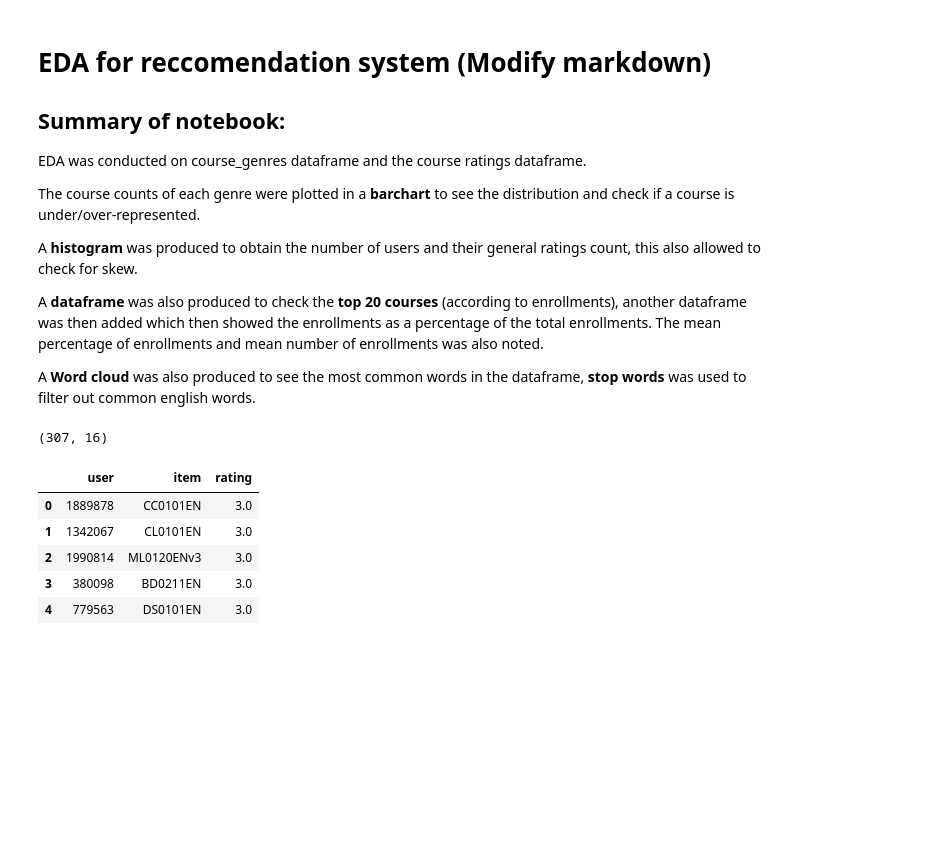
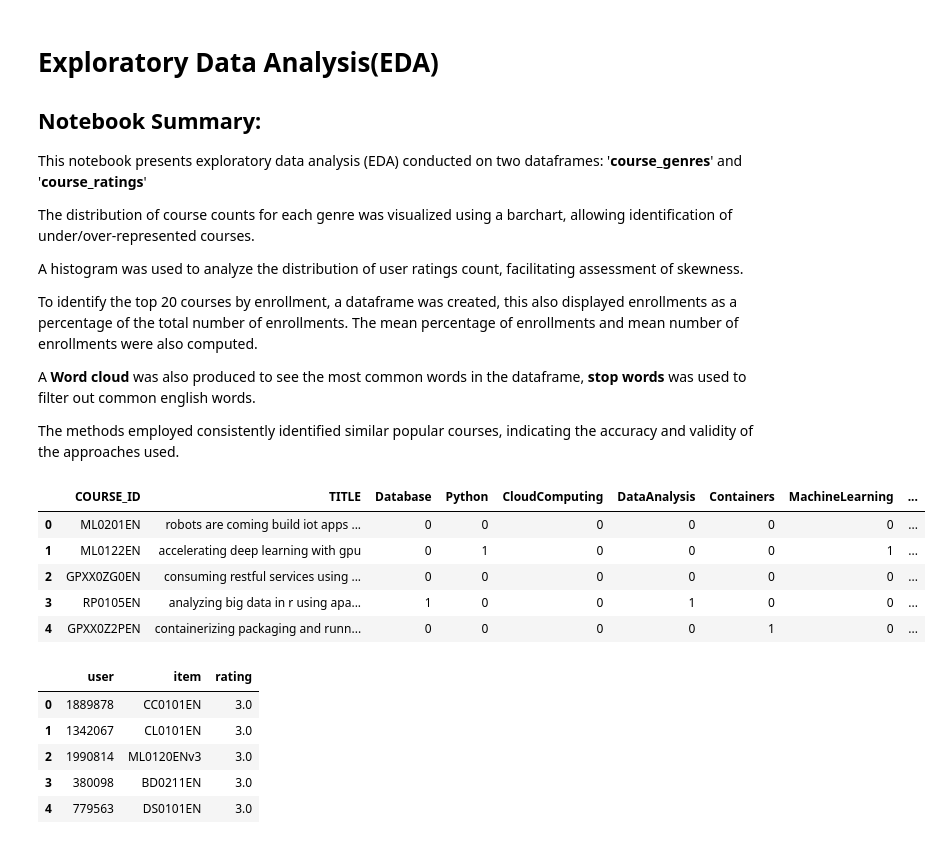
Before and after one commit to Ikram-c/Course-Recommendor-System-IBM-, a Jupyter notebook: EDA IBM capstone project.ipynb, the cells around one changed output. Drawn from its saved outputs; the diff is of its cells as text; code cells hidden in the pictures; blank space fills up the shorter version.

Commit message:
Refactored the EDA notebook

```diff
--- a/EDA IBM capstone project.ipynb
+++ b/EDA IBM capstone project.ipynb
@@ -1,19 +1,21 @@
 # %% [markdown]
-# EDA for reccomendation system (Modify markdown)
+# Exploratory Data Analysis(EDA)
 
 
 
-## Summary of notebook:
+## Notebook Summary:
 
-EDA was conducted on course_genres dataframe and the course ratings dataframe.
+This notebook presents exploratory data analysis (EDA) conducted on two dataframes: '**course_genres**' and '**course_ratings**'
 
-The course counts of each genre were plotted in a **barchart** to see the distribution and check if a course is under/over-represented.
+The distribution of course counts for each genre was visualized using a barchart, allowing identification of under/over-represented courses.
 
-A **histogram** was produced to obtain the number of users and their general ratings count, this also allowed to check for skew.
+A histogram was used to analyze the distribution of user ratings count, facilitating assessment of skewness.
 
-A **dataframe** was also produced to check the **top 20 courses** (according to enrollments), another dataframe was then added which then showed the enrollments as a percentage of the total enrollments. The mean percentage of enrollments and mean number of enrollments was also noted.
+To identify the top 20 courses by enrollment, a dataframe was created, this also displayed enrollments as a percentage of the total number of enrollments. The mean percentage of enrollments and mean number of enrollments were also computed.
 
 A **Word cloud** was also produced to see the most common words in the dataframe, **stop words** was used to filter out common english words.
+
+The methods employed consistently identified similar popular courses, indicating the accuracy and validity of the approaches used.
 # %%
 import pandas as pd
 import numpy as np
@@ -26,9 +28,13 @@ course_genre_df = pd.read_csv('course_genre.csv')
 course_ratings_df = pd.read_csv('course_ratings.csv')
 # %%
 course_genre_df.head()
-course_genre_df.shape
 # %% [output]
-(307, 16)
+|  | COURSE_ID | TITLE | Database | Python | CloudComputing | DataAnalysis | Containers | MachineLearning | ... |
+| 0 | ML0201EN | robots are coming build iot apps ... | 0 | 0 | 0 | 0 | 0 | 0 | ... |
+| 1 | ML0122EN | accelerating deep learning with gpu | 0 | 1 | 0 | 0 | 0 | 1 | ... |
+| 2 | GPXX0ZG0EN | consuming restful services using ... | 0 | 0 | 0 | 0 | 0 | 0 | ... |
+| 3 | RP0105EN | analyzing big data in r using apa... | 1 | 0 | 0 | 1 | 0 | 0 | ... |
+| 4 | GPXX0Z2PEN | containerizing packaging and runn... | 0 | 0 | 0 | 0 | 1 | 0 | ... |
 # %%
 course_ratings_df.head()
 # %% [output]
```
Also changed, not shown: parts of 16 cells of this notebook, 5 other files.
